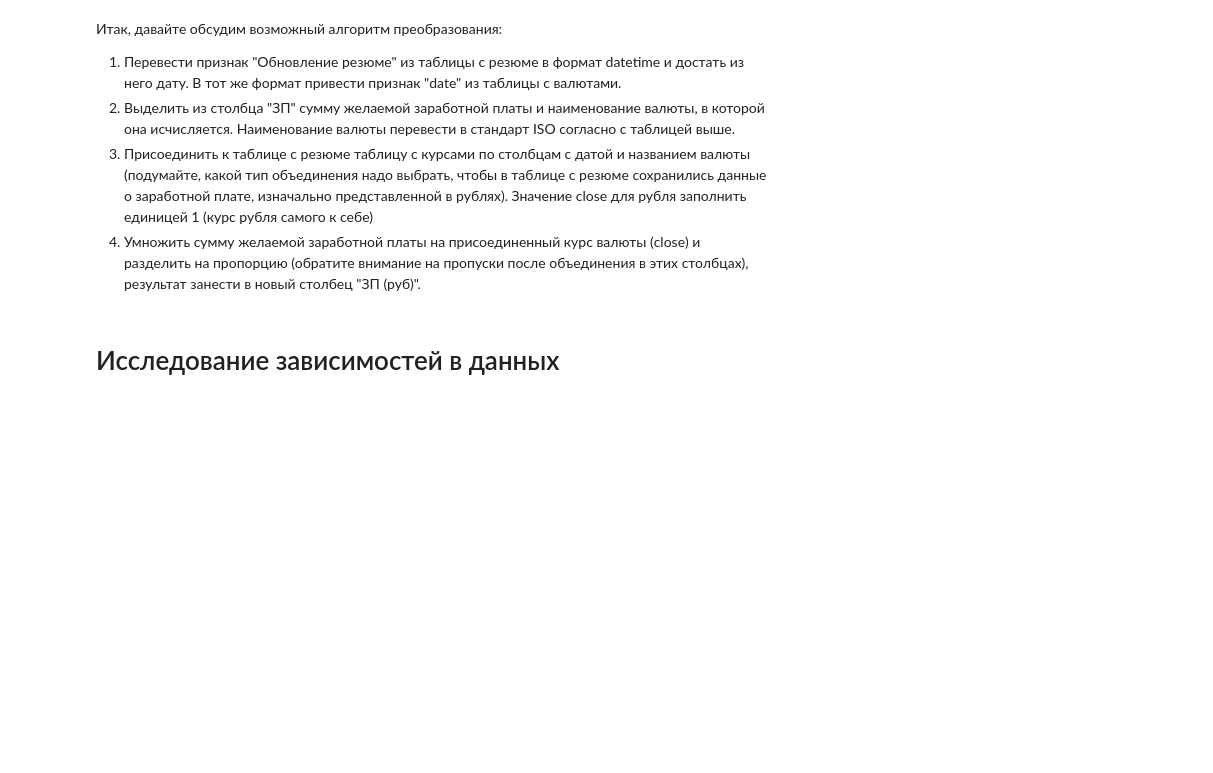
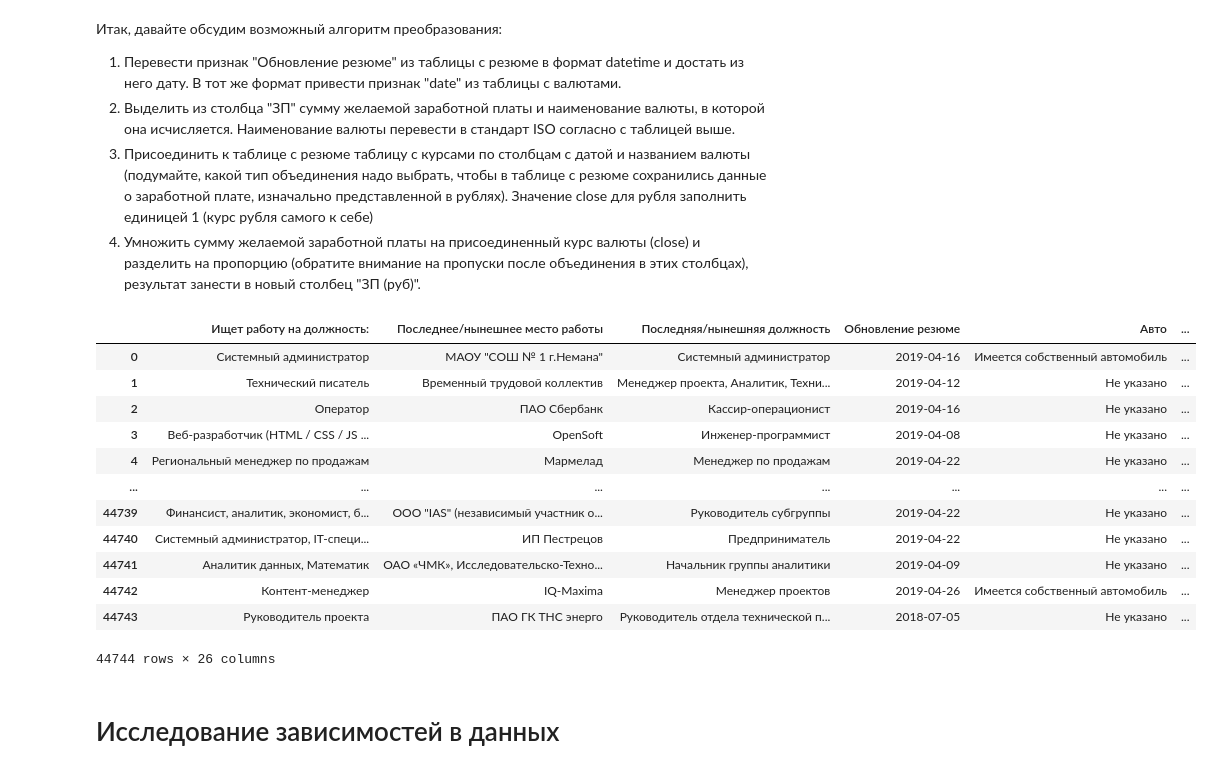
Before and after one commit to malinamedusa/Analysis-vacancies-HeadHunter, a Jupyter notebook: Project_01.ipynb, the cells around one changed output. Cells and saved outputs as stored; diff of their text form; code cells hidden in the pictures; blank space fills up the shorter version.

```diff
--- a/Project_01.ipynb
+++ b/Project_01.ipynb
@@ -318,3 +316,58 @@ data.drop(['Занятость', 'График'],axis=1,inplace=True)
+# %%
+exchange_rate_df = pd.read_csv('ExchangeRates.csv', sep=';')
+
+def get_currency_iso(salary):
+
+    currency = salary.split(' ')[1]
+
+    if 'бел.руб.' in currency:
+        return 'BYN'
+    elif 'грн.' in currency:
+        return 'UAH'
+    elif 'сум' in currency:
+        return 'UZS'
+    elif 'руб.' in currency:
+        return 'RUB'
+    else: return currency
+
+
+columns = exchange_rate_df.columns[0].split(',')
+
+for column in range(len(columns)):
+    exchange_rate_df[columns[column]] = exchange_rate_df['currency,per,date,time,close,vol,proportion'].apply(
+                                        lambda x: x.split(',')[column])
+
+exchange_rate_df['date'] = pd.to_datetime(exchange_rate_df['date'], dayfirst=True)
+exchange_rate_df.drop(['currency,per,date,time,close,vol,proportion', 'per', 'time', 'vol'],axis=1,inplace=True)
+data['Обновление резюме'] = pd.to_datetime(data['Обновление резюме'], dayfirst=True).dt.date
+
+data['Сумма'] = data['ЗП'].apply(lambda x: int(x.split(' ')[0]))
+data['currency'] = data['ЗП'].apply(get_currency_iso)
+data['date'] = data['Обновление резюме'].astype('datetime64')
+
+data = pd.merge(data, exchange_rate_df, how="left", on=["currency", "date"])
+
+data['close'] = (data['close'].fillna(1)).astype('float64')
+data['proportion'] = (data['proportion'].fillna(1)).astype('int64')
+data['ЗП (руб)'] = round((data['close'] / data['proportion'] * data['Сумма']), 2)
+# 'date' удалила потому что дублирует 'Обновление резюме'
+data.drop(['ЗП', 'Сумма', 'date'],axis=1,inplace=True)
+
+data
+# %% [output]
+|  | Ищет работу на должность: | Последнее/нынешнее место работы | Последняя/нынешняя должность | Обновление резюме | Авто | ... |
+| 0 | Системный администратор | МАОУ "СОШ № 1 г.Немана" | Системный администратор | 2019-04-16 | Имеется собственный автомобиль | ... |
+| 1 | Технический писатель | Временный трудовой коллектив | Менеджер проекта, Аналитик, Техни... | 2019-04-12 | Не указано | ... |
+| 2 | Оператор | ПАО Сбербанк | Кассир-операционист | 2019-04-16 | Не указано | ... |
+| 3 | Веб-разработчик (HTML / CSS / JS ... | OpenSoft | Инженер-программист | 2019-04-08 | Не указано | ... |
+| 4 | Региональный менеджер по продажам | Мармелад | Менеджер по продажам | 2019-04-22 | Не указано | ... |
+| ... | ... | ... | ... | ... | ... | ... |
+| 44739 | Финансист, аналитик, экономист, б... | ООО "IAS" (независимый участник о... | Руководитель субгруппы | 2019-04-22 | Не указано | ... |
+| 44740 | Системный администратор, IT-специ... | ИП Пестрецов | Предприниматель | 2019-04-22 | Не указано | ... |
+| 44741 | Аналитик данных, Математик | ОАО «ЧМК», Исследовательско-Техно... | Начальник группы аналитики | 2019-04-09 | Не указано | ... |
+| 44742 | Контент-менеджер | IQ-Maxima | Менеджер проектов | 2019-04-26 | Имеется собственный автомобиль | ... |
+| 44743 | Руководитель проекта | ПАО ГК ТНС энерго | Руководитель отдела технической п... | 2018-07-05 | Не указано | ... |
+44744 rows × 26 columns
 # %% [markdown]
 # Исследование зависимостей в данных
 # %% [markdown]
```
Also changed, not shown: parts of 1 cell of this notebook, 1 other file.
